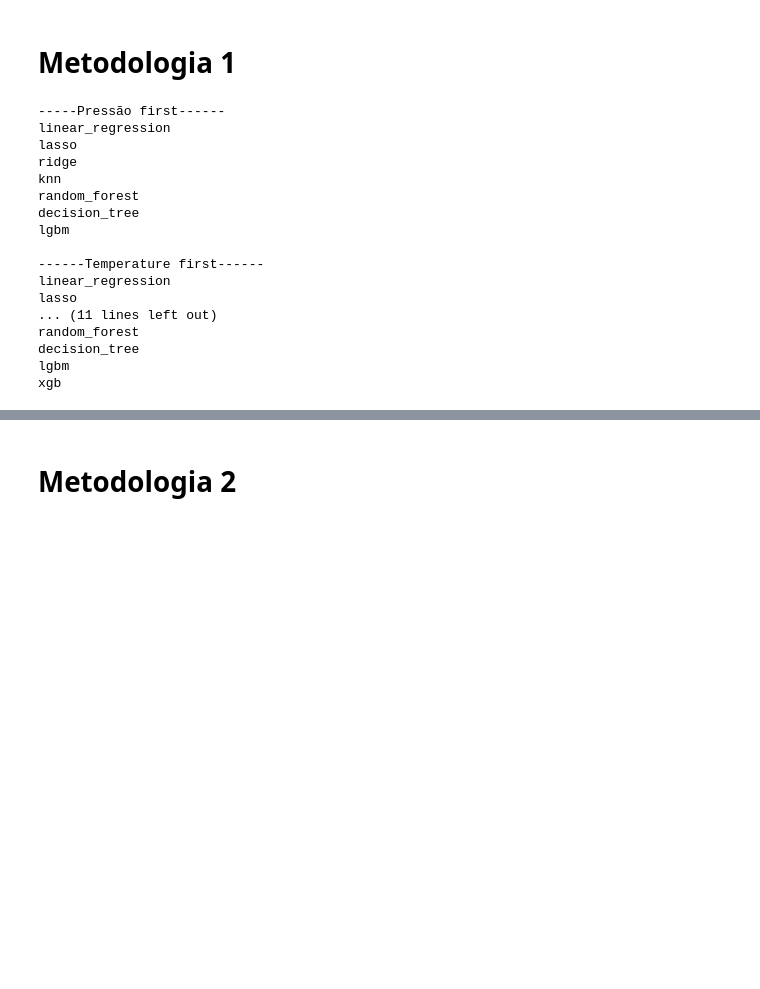
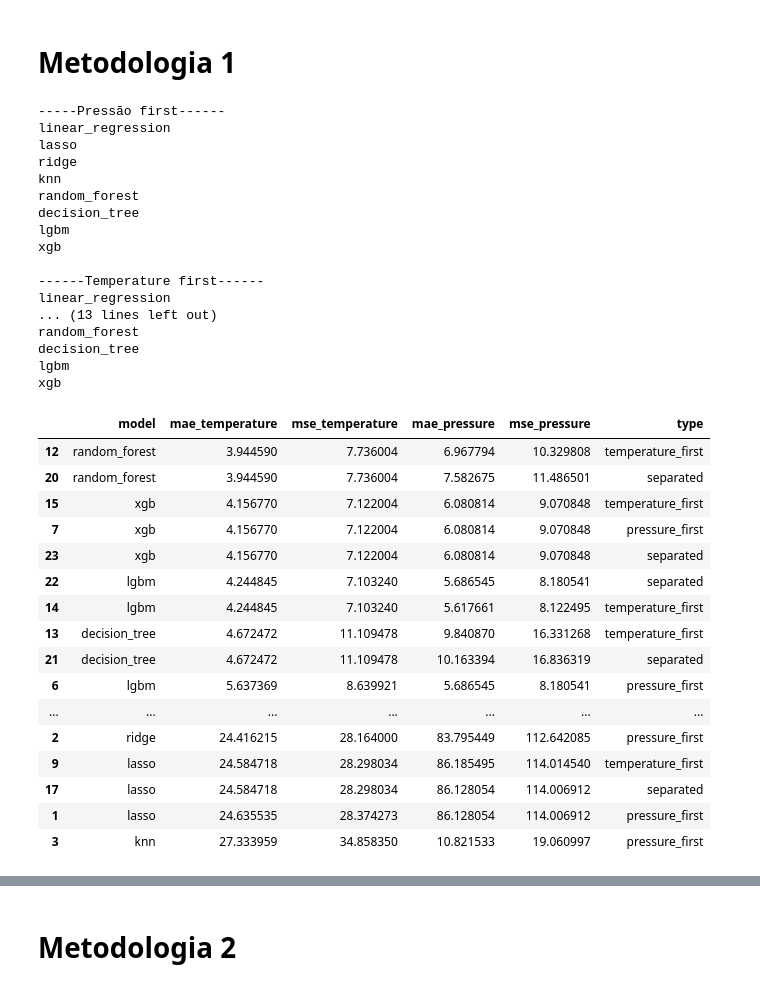
Before and after one commit to Alexandre-Esposte/LineProphet-Machine-Learning-for-Spectral-Attributes, a Jupyter notebook: nbs/ML_modeling.ipynb, the cells around one changed output, grey strips where cells are left out. Drawn from its saved outputs; the diff is of its cells as text; code cells hidden in the pictures; blank space fills up the shorter version.

```diff
--- a/nbs/ML_modeling.ipynb
+++ b/nbs/ML_modeling.ipynb
@@ -225,11 +123,11 @@ models_separados = {
     'lasso': MultiOutputRegressor(Lasso(max_iter = 10000)),
     'ridge': MultiOutputRegressor(Ridge()),
     'knn': MultiOutputRegressor(KNeighborsRegressor()),
-    'random_forest': MultiOutputRegressor(RandomForestRegressor(random_state = 0)),
+    'random_forest': MultiOutputRegressor(RandomForestRegressor(random_state = 0, n_jobs=-1)),
     'decision_tree': MultiOutputRegressor(DecisionTreeRegressor(random_state = 0 )),
     #'svm': MultiOutputRegressor(SVR()),
-    'lgbm': MultiOutputRegressor(LGBMRegressor(force_col_wise=True, verbose = -1)),
-    'xgb': MultiOutputRegressor(XGBRegressor())
+    'lgbm': MultiOutputRegressor(LGBMRegressor(force_col_wise=True, verbose = -1,n_estimators=800)),
+    'xgb': MultiOutputRegressor(XGBRegressor(n_estimators=800))
 
 }
 
@@ -238,10 +136,11 @@ models_chain_temperature_first = {
     'lasso': RegressorChain(Lasso(max_iter = 10000), order = [0,1]),
     'ridge': RegressorChain(Ridge(), order = [0,1]),
     'knn': RegressorChain(KNeighborsRegressor(), order = [0,1]),
-    'random_forest': RegressorChain(RandomForestRegressor(random_state = 0), order = [0,1]),
+    'random_forest': RegressorChain(RandomForestRegressor(random_state = 0, n_jobs=-1), order = [0,1]),
     'decision_tree': RegressorChain(DecisionTreeRegressor(random_state = 0), order = [0,1]),
     #'svm': RegressorChain(SVR(), order = [0,1]),
-    'lgbm': RegressorChain(LGBMRegressor(force_col_wise=True, verbose = -1), order = [0,1]),
+    'lgbm': RegressorChain(LGBMRegressor(force_col_wise=True, verbose = -1,n_estimators=800), order = [0,1]),
+    'xgb': MultiOutputRegressor(XGBRegressor(n_estimators=800))
 
 }
 
@@ -250,10 +149,11 @@ models_chain_pressure_first = {
     'lasso': RegressorChain(Lasso(max_iter = 10000), order = [1,0]),
     'ridge': RegressorChain(Ridge(), order = [1,0]),
     'knn': RegressorChain(KNeighborsRegressor(), order = [1,0]),
-    'random_forest': RegressorChain(RandomForestRegressor(random_state = 0), order = [1,0]),
+    'random_forest': RegressorChain(RandomForestRegressor(random_state = 0, n_jobs=-1), order = [1,0]),
     'decision_tree': RegressorChain(DecisionTreeRegressor(random_state = 0), order = [1,0]),
     #'svm': RegressorChain(SVR(), order = [1,0]),
-    'lgbm': RegressorChain(LGBMRegressor(force_col_wise=True, verbose = -1), order = [1,0]),
+    'lgbm': RegressorChain(LGBMRegressor(force_col_wise=True, verbose = -1, n_estimators=800), order = [1,0]),
+    'xgb': MultiOutputRegressor(XGBRegressor(n_estimators=800))
 
 }
 # %% [markdown]
@@ -267,33 +170,57 @@ y_test = test[['temperature','pressure']]
 # %%
-preprocessor = Pipeline(steps = [('scaler', StandardScaler())])
+numeric_processor = Pipeline(steps = [('scaler', StandardScaler())])
+category_processor = Pipeline(steps = [('onehot', OneHotEncoder(handle_unknown='ignore'))])
+processing = ColumnTransformer(transformers = [('numeric_processing', numeric_processor, numeric_cols),
+                                                 ('category_processing', category_processor, object_cols)])
+
+preprocessor = Pipeline(steps = [('preprocessor', processing)])
 
 print('-----Pressão first------')
-pressure_first = validacaoCruzada(X_train, y_train, models_chain_pressure_first,preprocessor)
+pressure_first = validacaoCruzadaMultioutput(X_train, y_train, models_chain_pressure_first,preprocessor)
 print('\n------Temperature first------')
-temperature_first = validacaoCruzada(X_train, y_train, models_chain_temperature_first,preprocessor)
+temperature_first = validacaoCruzadaMultioutput(X_train, y_train, models_chain_temperature_first,preprocessor)
 print('\n------Separated------')
-separated = validacaoCruzada(X_train, y_train, models_separados,preprocessor)
+separated = validacaoCruzadaMultioutput(X_train, y_train, models_separados,preprocessor)
 
 pressure_first['type'] = 'pressure_first'
 temperature_first['type'] = 'temperature_first'
 separated['type'] = 'separated'
 
 results_baseline = pd.concat([pressure_first,temperature_first,separated]).reset_index(drop=True)
+
+display(results_baseline.sort_values(by='mae_temperature'))
 # %% [output]
 -----Pressão first------
 linear_regression
 lasso
 ridge
 knn
 random_forest
 decision_tree
 lgbm
+xgb
 
 ------Temperature first------
 linear_regression
-lasso
-... (11 lines left out)
+... (13 lines left out)
 random_forest
 decision_tree
 lgbm
 xgb
+|  | model | mae_temperature | mse_temperature | mae_pressure | mse_pressure | type |
+| 12 | random_forest | 3.944590 | 7.736004 | 6.967794 | 10.329808 | temperature_first |
+| 20 | random_forest | 3.944590 | 7.736004 | 7.582675 | 11.486501 | separated |
+| 15 | xgb | 4.156770 | 7.122004 | 6.080814 | 9.070848 | temperature_first |
+| 7 | xgb | 4.156770 | 7.122004 | 6.080814 | 9.070848 | pressure_first |
+| 23 | xgb | 4.156770 | 7.122004 | 6.080814 | 9.070848 | separated |
+| 22 | lgbm | 4.244845 | 7.103240 | 5.686545 | 8.180541 | separated |
+| 14 | lgbm | 4.244845 | 7.103240 | 5.617661 | 8.122495 | temperature_first |
+| 13 | decision_tree | 4.672472 | 11.109478 | 9.840870 | 16.331268 | temperature_first |
+| 21 | decision_tree | 4.672472 | 11.109478 | 10.163394 | 16.836319 | separated |
+| 6 | lgbm | 5.637369 | 8.639921 | 5.686545 | 8.180541 | pressure_first |
+| ... | ... | ... | ... | ... | ... | ... |
+| 2 | ridge | 24.416215 | 28.164000 | 83.795449 | 112.642085 | pressure_first |
+| 9 | lasso | 24.584718 | 28.298034 | 86.185495 | 114.014540 | temperature_first |
+| 17 | lasso | 24.584718 | 28.298034 | 86.128054 | 114.006912 | separated |
+| 1 | lasso | 24.635535 | 28.374273 | 86.128054 | 114.006912 | pressure_first |
+| 3 | knn | 27.333959 | 34.858350 | 10.821533 | 19.060997 | pressure_first |
```
Also changed, not shown: parts of 27 cells of this notebook, 3 other files.
